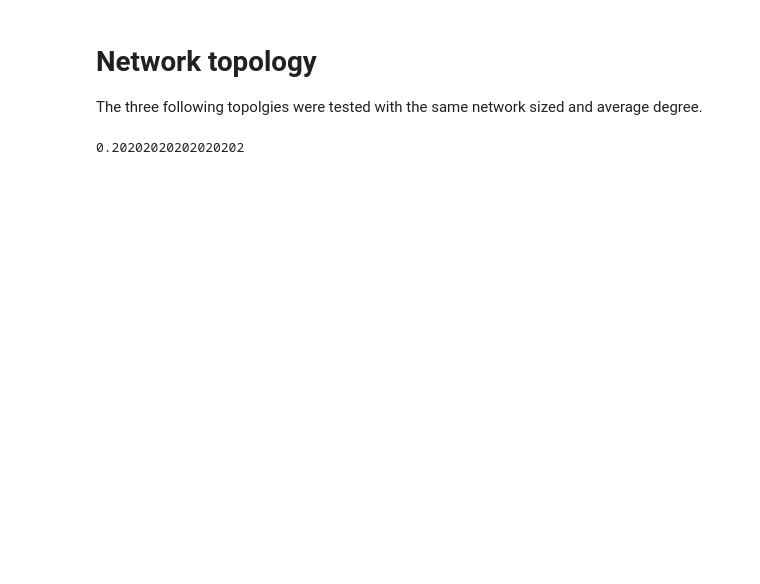
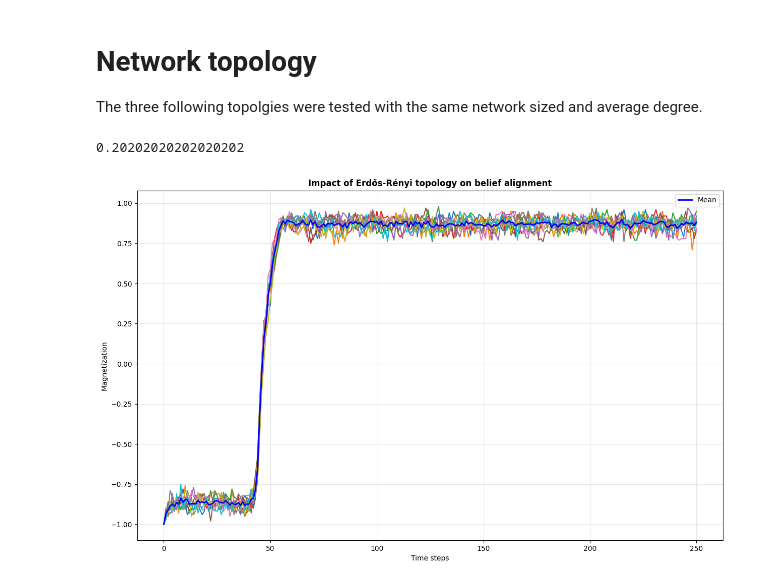
Before and after one commit to Whatisthisname/ComplexSystem, a Jupyter notebook: diameter.ipynb, the cells around one changed output. Saved outputs shown, nothing was run; the diff lists cells and outputs as text; code cells hidden in the pictures; blank space fills up the shorter version.

```diff
--- a/diameter.ipynb
+++ b/diameter.ipynb
@@ -246,14 +246,14 @@ plt.show()
 
 The three following topolgies were tested with the same network sized and average degree.
 # %%
-#preparing comparable parameters
+#shared parameters
 N = 100
 weight_range=(-0.04, 0.2) # weight range changed from (-1,1.0) to (-0.1, 0.2) - individuals within the network tend to agree with their neighbours
 avg_deg = 20
 seed = 1
 
-#edge_total = num_nodes*avg_deg / 2 #edges
 
+#topology parameters
 #Erdos_Renyi
 edge_prob = avg_deg/(N-1)
 print(edge_prob)
@@ -261,35 +261,82 @@ print(edge_prob)
 #Scale free - Albert Barab'asi
 new_edges = avg_deg//2 #avg_deg ~ 2m
 
-#small world
+#Small world
 k_neighbours = avg_deg #k neighbours per node
 rewire_prob = 0.1  #rewiring probability
+
+#external field
+alpha = 100 #time of the peak
+gamma = 5 #width of the peak
+
+#lambda - fraction of people being exposed to the dynamic field
+l = 0.4 # % get the field
+
+µ = 0.9 #memory coefficient
+beta = 1.1 #temperature
 # %% [output]
 0.20202020202020202
 # %%
-#Erdos-Renyi
-adj_mat = network_generation.generate_erdos_renyi_sparse_adjacency_matrix(
-    num_nodes=N, edge_prob=edge_prob, weight_range=weight_range
-)
+#network topology
+topology = {"Erdős-Rényi":(network_generation.generate_erdos_renyi_sparse_adjacency_matrix,
+    {"num_nodes": N, "edge_prob": edge_prob, "weight_range": weight_range}
+    ),
+    "Small-World": (
+        network_generation.generate_small_world_sparse_adjacency_matrix_jax,
+        {"num_nodes": N, "k": k_neighbours, "p": rewire_prob, "weight_range": weight_range}
+    ),
+    "Scale-Free": (
+        network_generation.generate_scale_free_sparse_adjacency_matrix_jax,
+        {"num_nodes": N, "num_edge": new_edges, "weight_range": weight_range}
+    )}
 
-#Initialisation
-random_init = jax.random.randint(
-    shape=(len(adj_mat),),
-    minval=-1,
-    maxval=2,
-    key=jax.random.PRNGKey(np.random.randint(low=0, high=100000)),
-)
-#alternative intitialisation:
-ones_init = jnp.negative(jnp.ones(shape=(len(adj_mat),)).astype(int))
+# dictionary to store  mean magnetization of each topology
+all_topology_means = {}
+
+def simulation_topology(adj_mat, topology_name):
+    #initialisation
+    #random_init = jax.random.randint(shape=(len(adj_mat),),inval=-1,maxval=2,key=jax.random.PRNGKey(np.random.randint(low=0, high=100000)),)
+    ones_init = jnp.negative(jnp.ones(shape=(len(adj_mat),)).astype(int)) #intitialisation with -1
+
+    #external_field
+    external_field = lambda t, node_idx: 10 * ((node_idx[0] / len(adj_mat)) < l) * (jnp.exp(-((t-alpha) / gamma)**2))
+
+    mags = []
+    for i in range(10):
+        network = ising_efficient.BeliefNetwork(
+            sparse_adj=adj_mat,
+            #external_field=lambda t, node_idx: jnp.sin(t * 0.1),
+            #external_field=lambda t, node_idx: ((node_idx[0] / len(adj_mat)) < l) * jnp.sin(t * 0.1),
+            external_field=external_field,
+            init_state=ones_init, #np.copy(random_init), #or
+            µ=µ,
+            beta=beta,
+        )
+        result = network.run_for_steps(250, seed=i)
+        magnetization_erdos = np.mean(result, axis=1)
+        mags.append(np.copy(magnetization_erdos))
+        mags_array = np.array(mags)
+
+    plt.figure(figsize=(15,9))
+    for m in mags_array:
+        plt.plot(m)
+    mean = np.mean(mags_array, axis = 0)
+    all_topology_means[topology_name] = mean
+
+    plt.plot(mean, color ='blue',linewidth=2.0, label="Mean")
+    #plt.plot(np.min(mags_array, axis = 0), color = 'red')
+    #plt.plot(np.max(mags_array, axis = 0))
+    plt.xlabel("Time steps")
+    plt.ylabel("Magnetization")
+    plt.title(f"Impact of {topology_name} topology on belief alignment", weight='bold')
+    plt.grid(True, alpha=0.3)
+    plt.legend()
+    plt.savefig(f'results/{topology_name.replace("-", "_")}.png')
+    plt.show()
 
 
-#External field
-alpha = 100 #time of the peak
-gamma = 5 #width of the peak
-external_field = lambda t, node_idx: -10 * ((node_idx[0] / len(adj_mat)) < l) * (jnp.exp(-((t-alpha) / gamma)**2))
-
-#lambda - fraction of people being exposed to the dynamic field
-l = 0.4 # % get the field
-
-µ = 0.9 #memory coefficient
-beta = 1.0 #temperature
+for topology_name, (func, args) in topology.items():
+    adj_mat = func(**args)
+    simulation_topology(adj_mat, topology_name)
+# %% [output]
+[figure, added]
```
Also changed, not shown: parts of 8 cells of this notebook, 8 other files.
